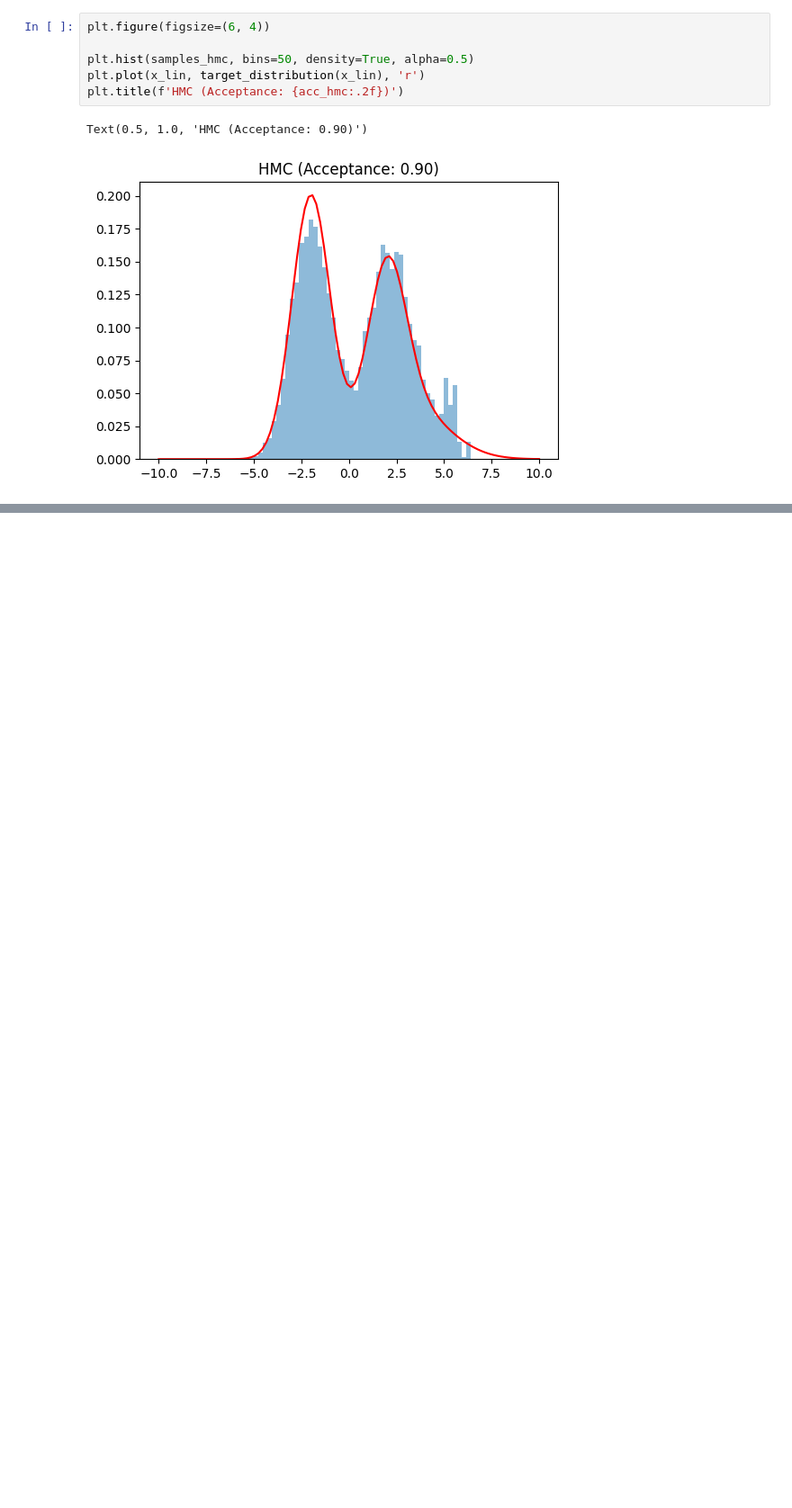
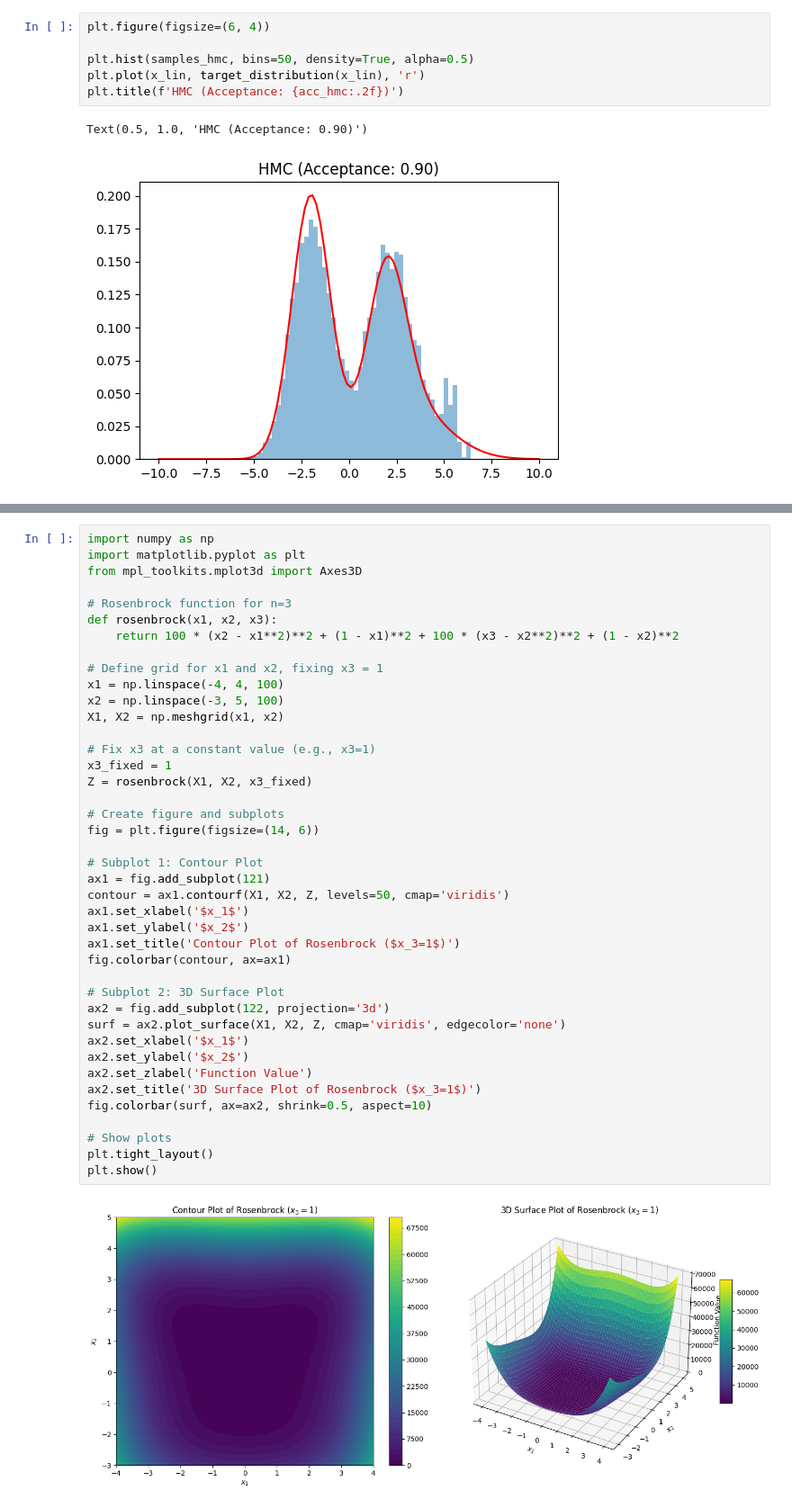
Before and after one commit to AlikMon88/Gibbs-Diff, a Jupyter notebook: unit_main.ipynb, the cells around one changed output, grey strips where cells are left out. Shown at 90% size. Cells and saved outputs as stored; diff of their text form; blank space fills up the shorter version.

```diff
--- a/unit_main.ipynb
+++ b/unit_main.ipynb
@@ -249,0 +275,43 @@ Text(0.5, 1.0, 'HMC (Acceptance: 0.90)')
+# %%
+import numpy as np
+import matplotlib.pyplot as plt
+from mpl_toolkits.mplot3d import Axes3D
+
+# Rosenbrock function for n=3
+def rosenbrock(x1, x2, x3):
+    return 100 * (x2 - x1**2)**2 + (1 - x1)**2 + 100 * (x3 - x2**2)**2 + (1 - x2)**2
+
+# Define grid for x1 and x2, fixing x3 = 1
+x1 = np.linspace(-4, 4, 100)
+x2 = np.linspace(-3, 5, 100)
+X1, X2 = np.meshgrid(x1, x2)
+
+# Fix x3 at a constant value (e.g., x3=1)
+x3_fixed = 1
+Z = rosenbrock(X1, X2, x3_fixed)
+
+# Create figure and subplots
+fig = plt.figure(figsize=(14, 6))
+
+# Subplot 1: Contour Plot
+ax1 = fig.add_subplot(121)
+contour = ax1.contourf(X1, X2, Z, levels=50, cmap='viridis')
+ax1.set_xlabel('$x_1$')
+ax1.set_ylabel('$x_2$')
+ax1.set_title('Contour Plot of Rosenbrock ($x_3=1$)')
+fig.colorbar(contour, ax=ax1)
+
+# Subplot 2: 3D Surface Plot
+ax2 = fig.add_subplot(122, projection='3d')
+surf = ax2.plot_surface(X1, X2, Z, cmap='viridis', edgecolor='none')
+ax2.set_xlabel('$x_1$')
+ax2.set_ylabel('$x_2$')
+ax2.set_zlabel('Function Value')
+ax2.set_title('3D Surface Plot of Rosenbrock ($x_3=1$)')
+fig.colorbar(surf, ax=ax2, shrink=0.5, aspect=10)
+
+# Show plots
+plt.tight_layout()
+plt.show()
+# %% [output]
+[figure, added]
```
Also changed, not shown: parts of 9 cells of this notebook.
